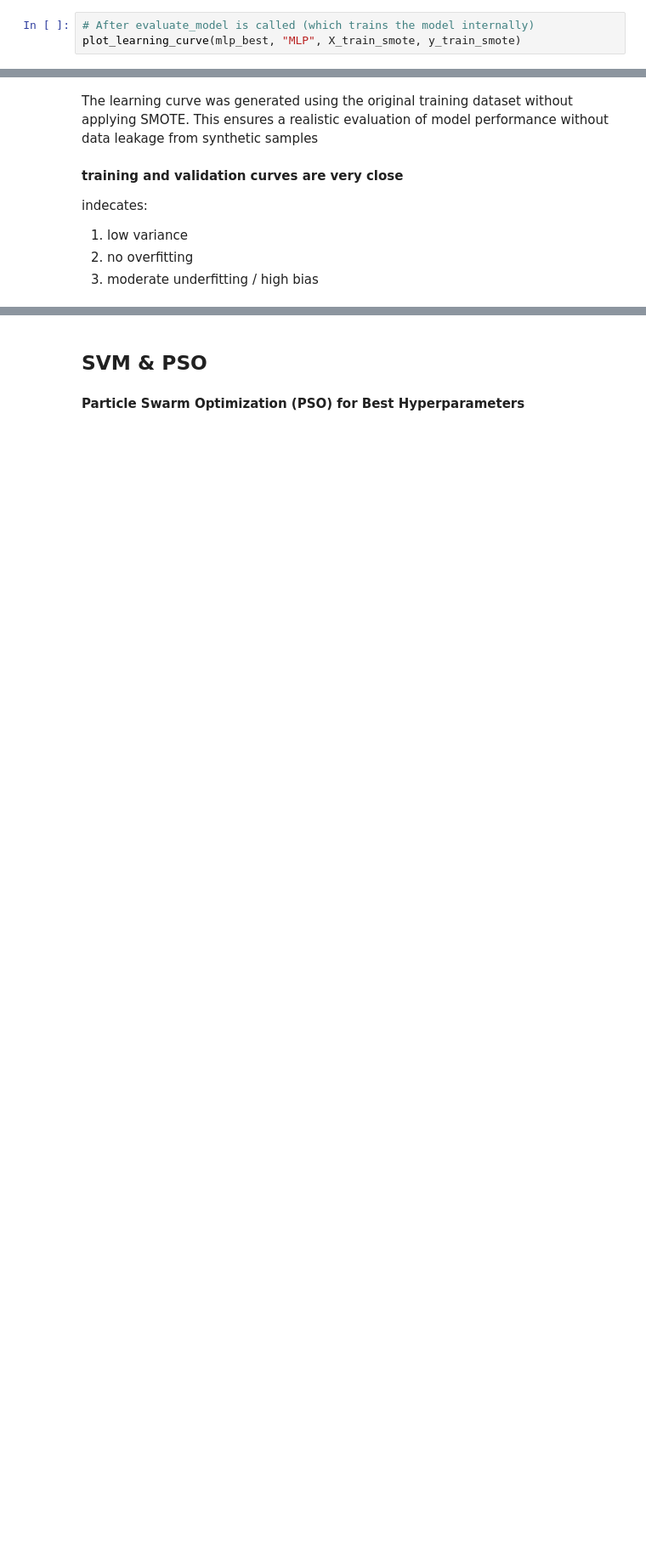
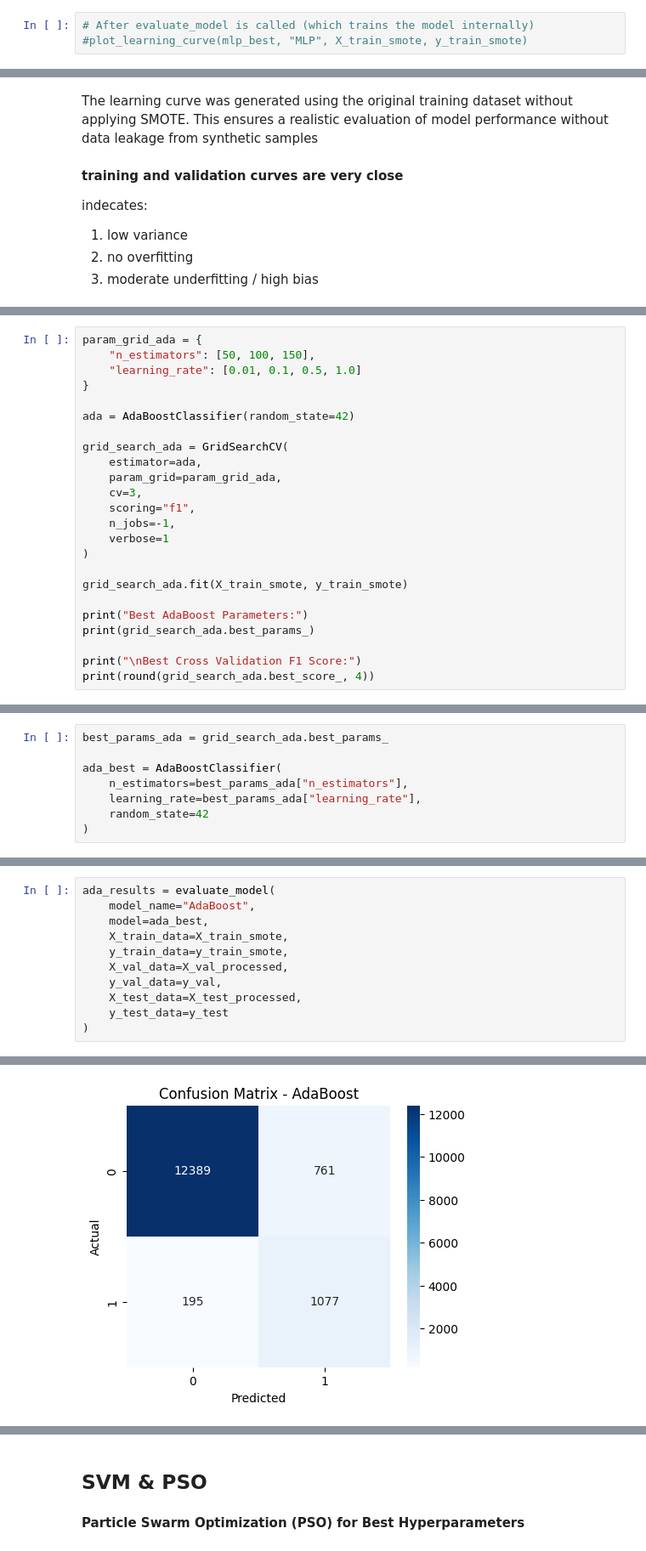
Before and after one commit to mohamedelziat50/Diabetes-Disease-Classification-MIU, a Jupyter notebook: Diabetes_Classification.ipynb, the cells around one changed output, grey strips where cells are left out. Shown at 85% size. Saved outputs shown, nothing was run; the diff lists cells and outputs as text; blank space fills up the shorter version.

```diff
--- a/Diabetes_Classification.ipynb
+++ b/Diabetes_Classification.ipynb
@@ -1005,6 +1005,6 @@ mlp_results = evaluate_model(
 # %%
 # After evaluate_model is called (which trains the model internally)
-plot_learning_curve(mlp_best, "MLP", X_train_smote, y_train_smote)
+#plot_learning_curve(mlp_best, "MLP", X_train_smote, y_train_smote)
 # %% [markdown]
 ##  Gaussian Naive Bayes Model
 # %% [markdown]
@@ -1103,0 +1108,24 @@ plt.show()
+# %%
+param_grid_ada = {
+    "n_estimators": [50, 100, 150],
+    "learning_rate": [0.01, 0.1, 0.5, 1.0]
+}
+
+ada = AdaBoostClassifier(random_state=42)
+
+grid_search_ada = GridSearchCV(
+    estimator=ada,
+    param_grid=param_grid_ada,
+    cv=3,
+    scoring="f1",
+    n_jobs=-1,
+    verbose=1
+)
+
+grid_search_ada.fit(X_train_smote, y_train_smote)
+
+print("Best AdaBoost Parameters:")
+print(grid_search_ada.best_params_)
+
+print("\nBest Cross Validation F1 Score:")
+print(round(grid_search_ada.best_score_, 4))
@@ -1103,0 +1139,8 @@ plt.show()
+# %%
+best_params_ada = grid_search_ada.best_params_
+
+ada_best = AdaBoostClassifier(
+    n_estimators=best_params_ada["n_estimators"],
+    learning_rate=best_params_ada["learning_rate"],
+    random_state=42
+)
@@ -1103,0 +1153,12 @@ plt.show()
+# %%
+ada_results = evaluate_model(
+    model_name="AdaBoost",
+    model=ada_best,
+    X_train_data=X_train_smote,
+    y_train_data=y_train_smote,
+    X_val_data=X_val_processed,
+    y_val_data=y_val,
+    X_test_data=X_test_processed,
+    y_test_data=y_test
+)
+# %% [output]
@@ -1103,0 +1182 @@ plt.show()
+[figure, added]
```
Also changed, not shown: parts of 34 cells of this notebook.
